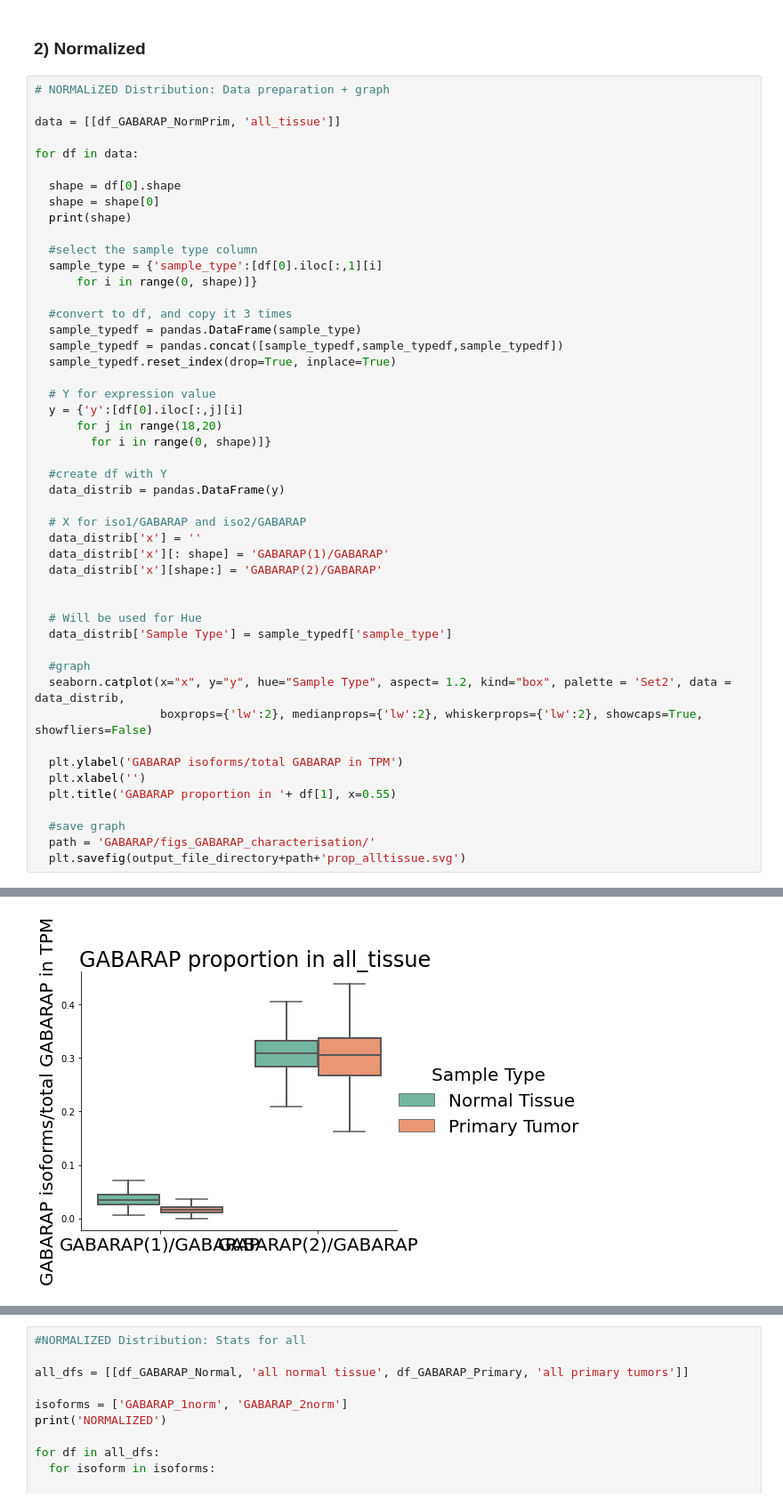
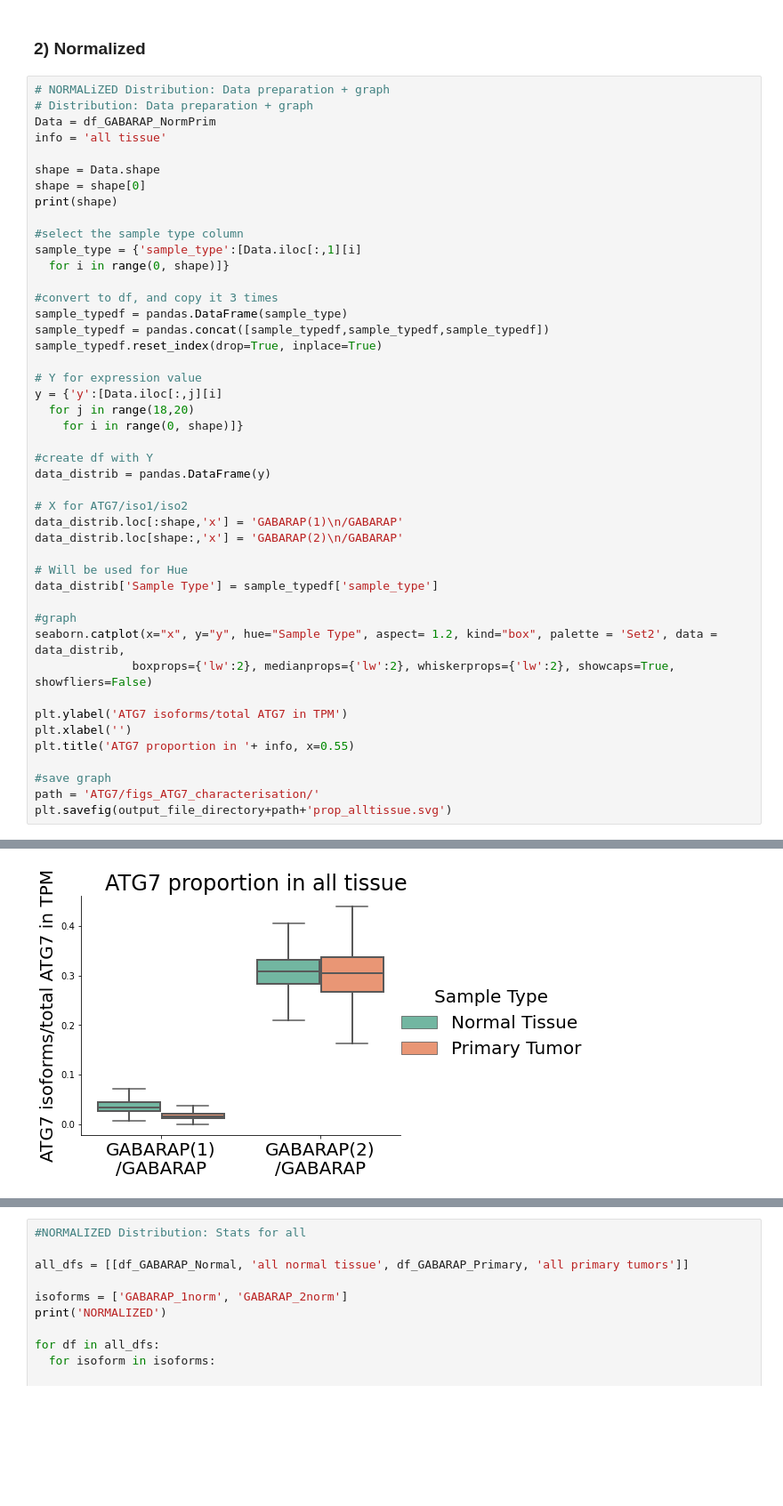
Before and after one commit to Keviosta/Article_short_isoform_ATG7_private, a Jupyter notebook: GABARAP/gabarap_all_tissue/GABARAP_characterisation/all_organs_GABARAPL_characterisation.ipynb, the cells around one changed output, grey strips where cells are left out. Shown at 89% size. Drawn from its saved outputs; the diff is of its cells as text; blank space fills up the shorter version.

```diff
--- a/GABARAP/gabarap_all_tissue/GABARAP_characterisation/all_organs_GABARAPL_characterisation.ipynb
+++ b/GABARAP/gabarap_all_tissue/GABARAP_characterisation/all_organs_GABARAPL_characterisation.ipynb
@@ -308,51 +267,48 @@ dtype: float64
 ### 2) Normalized
 # %%
 # NORMALiZED Distribution: Data preparation + graph
+# Distribution: Data preparation + graph
+Data = df_GABARAP_NormPrim
+info = 'all tissue'
 
-data = [[df_GABARAP_NormPrim, 'all_tissue']]
+shape = Data.shape
+shape = shape[0]
+print(shape)
 
-for df in data:
+#select the sample type column
+sample_type = {'sample_type':[Data.iloc[:,1][i]
+  for i in range(0, shape)]}
 
-  shape = df[0].shape
-  shape = shape[0]
-  print(shape)
+#convert to df, and copy it 3 times
+sample_typedf = pandas.DataFrame(sample_type)
+sample_typedf = pandas.concat([sample_typedf,sample_typedf,sample_typedf])
+sample_typedf.reset_index(drop=True, inplace=True)
 
-  #select the sample type column
-  sample_type = {'sample_type':[df[0].iloc[:,1][i]
-      for i in range(0, shape)]}
+# Y for expression value
+y = {'y':[Data.iloc[:,j][i]
+  for j in range(18,20)
+    for i in range(0, shape)]}
 
-  #convert to df, and copy it 3 times
-  sample_typedf = pandas.DataFrame(sample_type)
-  sample_typedf = pandas.concat([sample_typedf,sample_typedf,sample_typedf])
-  sample_typedf.reset_index(drop=True, inplace=True)
+#create df with Y
+data_distrib = pandas.DataFrame(y)
 
-  # Y for expression value
-  y = {'y':[df[0].iloc[:,j][i]
-      for j in range(18,20)
-        for i in range(0, shape)]}
+# X for ATG7/iso1/iso2
+data_distrib.loc[:shape,'x'] = 'GABARAP(1)\n/GABARAP'
+data_distrib.loc[shape:,'x'] = 'GABARAP(2)\n/GABARAP'
 
-  #create df with Y
-  data_distrib = pandas.DataFrame(y)
+# Will be used for Hue
+data_distrib['Sample Type'] = sample_typedf['sample_type']
 
-  # X for iso1/GABARAP and iso2/GABARAP
-  data_distrib['x'] = ''
-  data_distrib['x'][: shape] = 'GABARAP(1)/GABARAP'
-  data_distrib['x'][shape:] = 'GABARAP(2)/GABARAP'
+#graph
+seaborn.catplot(x="x", y="y", hue="Sample Type", aspect= 1.2, kind="box", palette = 'Set2', data = data_distrib,
+              boxprops={'lw':2}, medianprops={'lw':2}, whiskerprops={'lw':2}, showcaps=True, showfliers=False)
 
+plt.ylabel('ATG7 isoforms/total ATG7 in TPM')
+plt.xlabel('')
+plt.title('ATG7 proportion in '+ info, x=0.55)
 
-  # Will be used for Hue
-  data_distrib['Sample Type'] = sample_typedf['sample_type']
-
-  #graph
-  seaborn.catplot(x="x", y="y", hue="Sample Type", aspect= 1.2, kind="box", palette = 'Set2', data = data_distrib,
-                  boxprops={'lw':2}, medianprops={'lw':2}, whiskerprops={'lw':2}, showcaps=True, showfliers=False)
-
-  plt.ylabel('GABARAP isoforms/total GABARAP in TPM')
-  plt.xlabel('')
-  plt.title('GABARAP proportion in '+ df[1], x=0.55)
-
-  #save graph
-  path = 'GABARAP/figs_GABARAP_characterisation/'
-  plt.savefig(output_file_directory+path+'prop_alltissue.svg')
+#save graph
+path = 'ATG7/figs_ATG7_characterisation/'
+plt.savefig(output_file_directory+path+'prop_alltissue.svg')
 # %% [output]
 16614
@@ -371 +315 @@ See the caveats in the documentation: https://pandas.pydata.org/pandas-docs/stab
-[figure, old version]
+[figure, new version]
```
Also changed, not shown: parts of 8 cells of this notebook, 1 other file.
